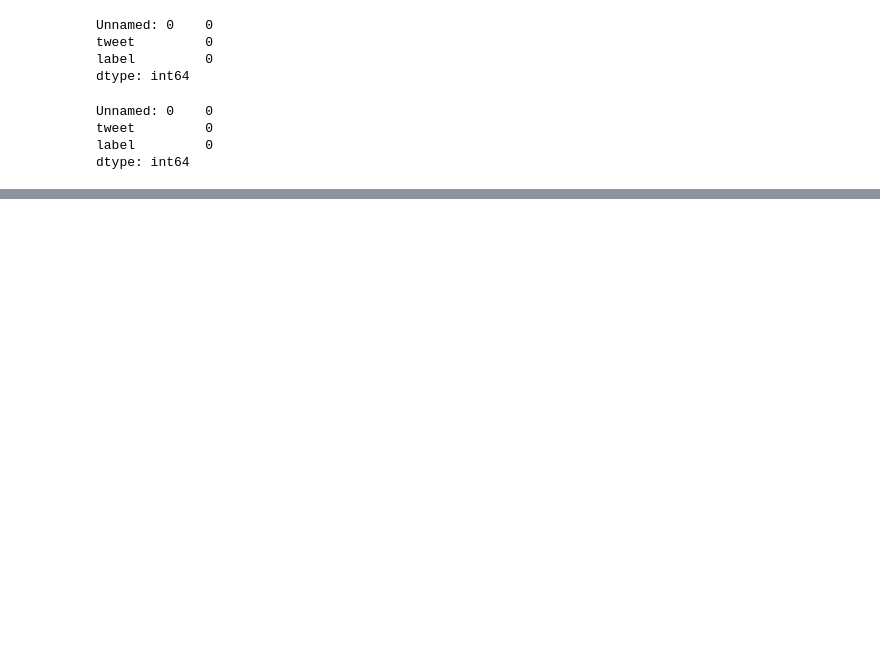
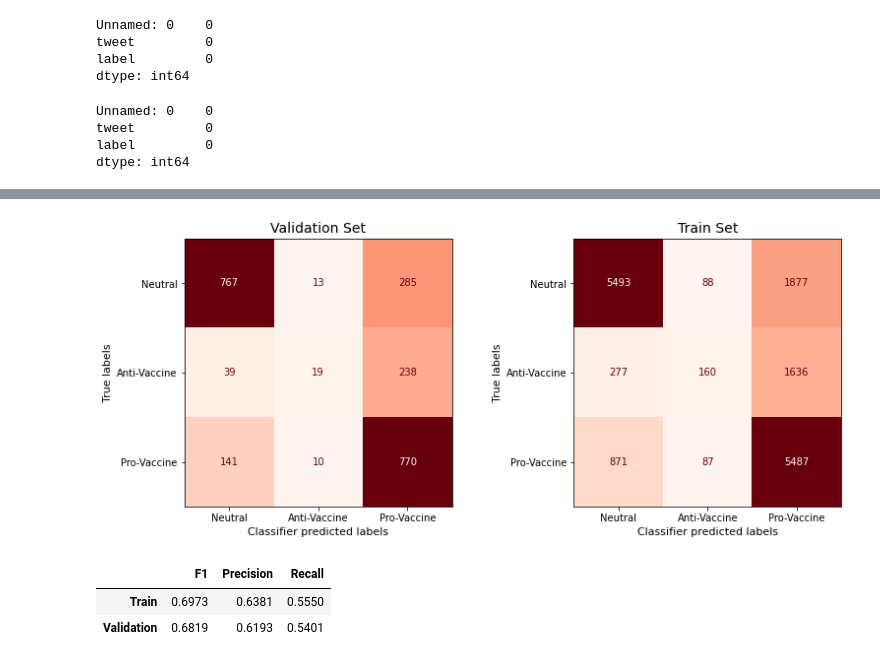
Before and after one commit to pspanoudakis/Machine-Learning-NLP, a Jupyter notebook: project2/TestNN.ipynb, the cells around one changed output, grey strips where cells are left out. Cells and saved outputs as stored; diff of their text form; code cells hidden in the pictures; blank space fills up the shorter version.

```diff
--- a/project2/TestNN.ipynb
+++ b/project2/TestNN.ipynb
@@ -75,21 +270,7 @@ def vectorizeTweet(tweet: str, preprocessor: Callable[[str], str], wordVectors:
-# %%
-class Network(nn.Module):
-    def __init__(self, n_features: int, n_classes: int, hidden_sizes: Iterable[int]) -> None:
-        super(Network, self).__init__()
-
-        self.layers: "list[nn.Linear]" = []
-        n_in = n_features
-        for size in hidden_sizes:
-            self.layers.append(nn.Linear(n_in, size))
-            n_in = size
-        self.layers.append(nn.Linear(n_in, n_classes))
-
-    def forward(self, input):
-        last_out = input
-        for layer in self.layers:
-            last_out = layer(last_out)
-        return last_out
+# %%
+trainSet_X: np.ndarray = vectorizeDataSet(X_train, dimensions)
+validSet_X: np.ndarray = vectorizeDataSet(X_valid, dimensions)
 # %%
-network = Network(50, 3, [])
+network = Network(dimensions, LAYER_SIZES, NUM_CLASSES)
 network.layers
 # %% [output]
@@ -110,0 +282,16 @@ vectorizeTweet('the 68 world', customPreprocessor, wordVectors, dimensions)
+# %%
+y = torch.tensor(trainLabels, dtype=torch.float)
+x = torch.tensor(trainSet_X, dtype=torch.float)
+
+dataset = TensorDataset(x, y)
+trainSetLoader = DataLoader(dataset, batch_size=BATCH_SIZE, shuffle=False)
+
+Y_validTensor = torch.tensor(validLabels, dtype=torch.float)
+X_validTensor = torch.tensor(validSet_X, dtype=torch.float)
+
+weights = createSampleWeights(trainLabels, NUM_CLASSES)
+dataset = TensorDataset(X_validTensor, Y_validTensor)
+validSetLoader = DataLoader(dataset, batch_size=BATCH_SIZE)
+
+lossFunction = nn.CrossEntropyLoss()
+optimizer = torch.optim.SGD(network.parameters(), lr=LEARNING_RATE)
@@ -110,0 +341,14 @@ vectorizeTweet('the 68 world', customPreprocessor, wordVectors, dimensions)
+# %%
+_, ax = plt.subplots(1, 2, figsize=(13,5))
+plotConfusionMatrix(validLabels, validPredictions[-1], 'Validation Set', CLASS_NAMES, ax[0])
+plotConfusionMatrix(trainLabels, trainPredictions, 'Train Set', CLASS_NAMES, ax[1])
+plt.show()
+# %% [output]
+[figure, added]
+# %%
+scores = metricScores(trainPredictions, validPredictions[-1], trainLabels, validLabels)
+metricStatsDF(*scores)
+# %% [output]
+|  | F1 | Precision | Recall |
+| Train | 0.6973 | 0.6381 | 0.5550 |
+| Validation | 0.6819 | 0.6193 | 0.5401 |
```
Also changed, not shown: parts of 34 cells of this notebook, 1 other file.
